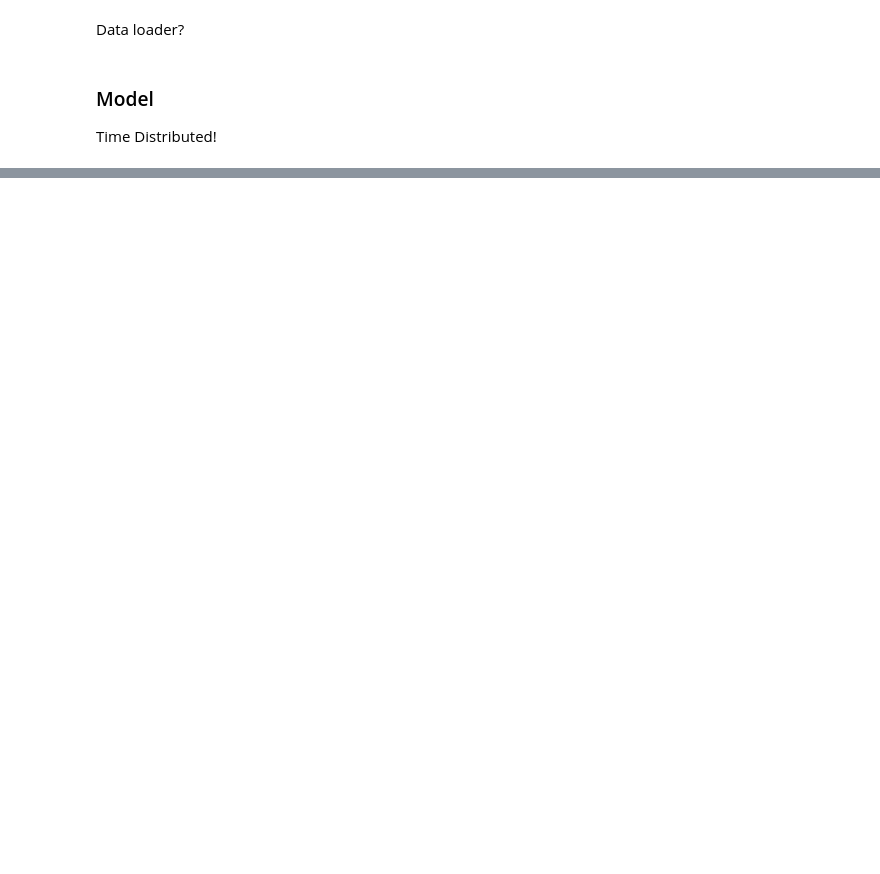
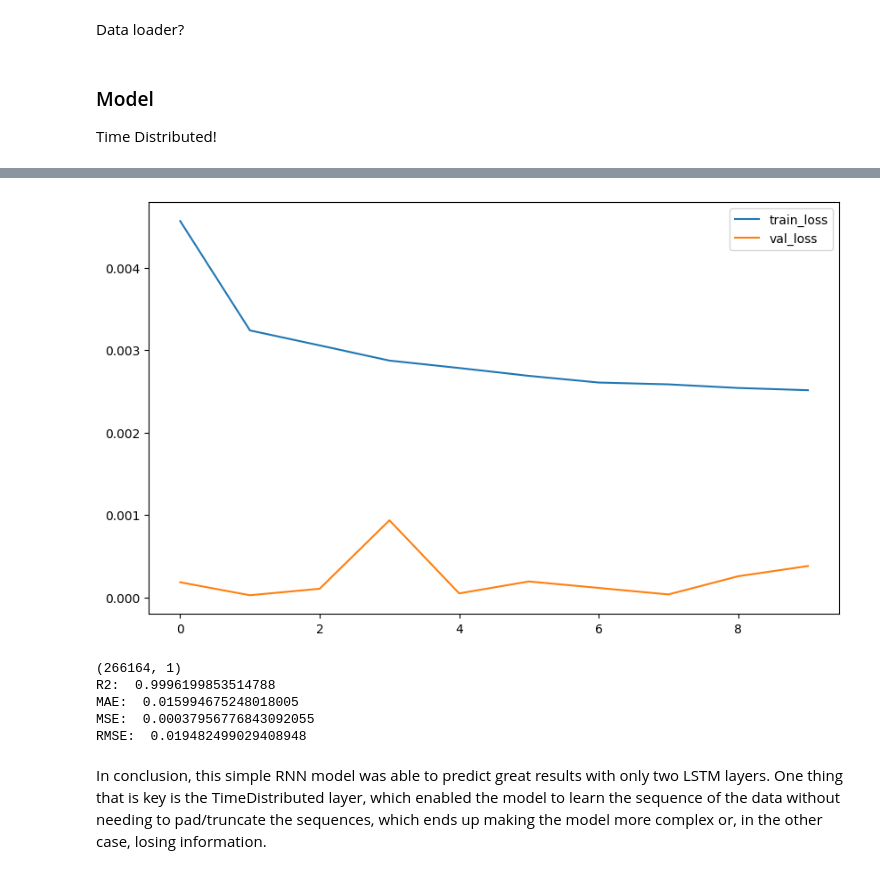
Before and after one commit to pedrofuentes79/CarDataAnalysis, a Jupyter notebook: ElectricMotor/ElectricMotorDataPreProcess.ipynb, the cells around one changed output, grey strips where cells are left out. Saved outputs shown, nothing was run; the diff lists cells and outputs as text; code cells hidden in the pictures; blank space fills up the shorter version.

```diff
--- a/ElectricMotor/ElectricMotorDataPreProcess.ipynb
+++ b/ElectricMotor/ElectricMotorDataPreProcess.ipynb
@@ -80,3 +92,6 @@ rf.feature_importances_
+# %%
+# drop the features with low importance
+df_scaled = df_scaled[["motor_speed", "torque"]]
 # %% [markdown]
 sequence generation? let's try timedistributed first and then see if I need to go back here
 # %% [markdown]
@@ -85,0 +101,14 @@ Data split
+# %%
+from sklearn.model_selection import train_test_split
+
+X_train, X_test, y_train, y_test = train_test_split(df_scaled["motor_speed"], df_scaled["torque"], test_size=0.2, random_state=42)
+
+X_train = X_train.values.reshape(-1, 1, 1)
+X_test = X_test.values.reshape(-1, 1, 1)
+y_train = y_train.values.reshape(-1, 1, 1)
+y_test = y_test.values.reshape(-1, 1, 1)
+
+print(X_train.shape)
+print(X_test.shape)
+print(y_train.shape)
+print(y_test.shape)
@@ -88,3 +122,21 @@ Data loader?
 # %% [markdown]
 ### Model
 Time Distributed!
+# %%
+import numpy as np
+from tensorflow.keras.models import Sequential
+from tensorflow.keras.layers import Dense, Dropout, LSTM, TimeDistributed, SimpleRNN
+
+
+simple_rnn = Sequential()
+simple_rnn.add(TimeDistributed(LSTM(128, return_sequences=True), input_shape=(None, 1, 1)))
+simple_rnn.add(TimeDistributed(Dropout(0.2)))
+simple_rnn.add(TimeDistributed(LSTM(128, return_sequences=True)))
+simple_rnn.add(TimeDistributed(Dropout(0.2)))
+simple_rnn.add(TimeDistributed(Dense(1)))
+
+simple_rnn.build(input_shape=(None, 1, 1))
+
+simple_rnn.summary()
+
+simple_rnn.compile(loss="mse", optimizer="adam", metrics=["mae"])
@@ -90,0 +161,2 @@ Time Distributed!
+# %%
+H = simple_rnn.fit(X_train, y_train, epochs=10, batch_size=32, validation_split=0.2)
@@ -90,0 +184,9 @@ Time Distributed!
+# %%
+# plot loss
+plt.figure(figsize=(10, 6))
+plt.plot(H.history["loss"], label="train_loss")
+plt.plot(H.history["val_loss"], label="val_loss")
+plt.legend()
+plt.show()
+# %% [output]
+[figure, added]
@@ -90,0 +196,20 @@ Time Distributed!
+# %%
+print(y_pred.shape)
+y_test = y_test.reshape(-1, 1)
+y_pred = y_pred.reshape(-1, 1)
+
+# get accuracy, MAE, and MSE
+from sklearn.metrics import mean_absolute_error, mean_squared_error, r2_score
+
+print("R2: ", r2_score(y_test, y_pred))
+print("MAE: ", mean_absolute_error(y_test, y_pred))
+print("MSE: ", mean_squared_error(y_test, y_pred))
+print("RMSE: ", np.sqrt(mean_squared_error(y_test, y_pred)))
+# %% [output]
+(266164, 1)
+R2:  0.9996199853514788
+MAE:  0.015994675248018005
+MSE:  0.00037956776843092055
+RMSE:  0.019482499029408948
+# %% [markdown]
+In conclusion, this simple RNN model was able to predict great results with only two LSTM layers. One thing that is key is the TimeDistributed layer, which enabled the model to learn the sequence of the data without needing to pad/truncate the sequences, which ends up making the model more complex or, in the other case, losing information.
```
Also changed, not shown: parts of 9 cells of this notebook.
